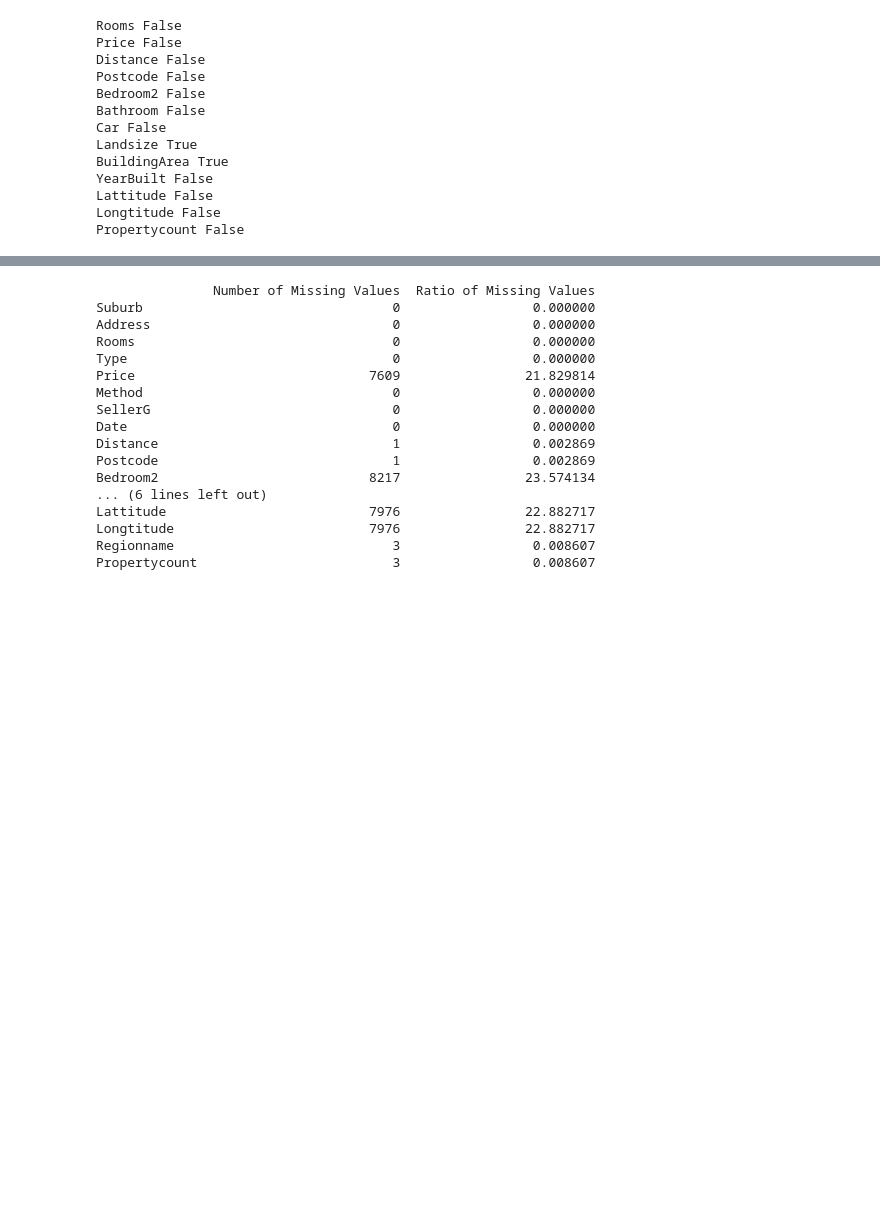
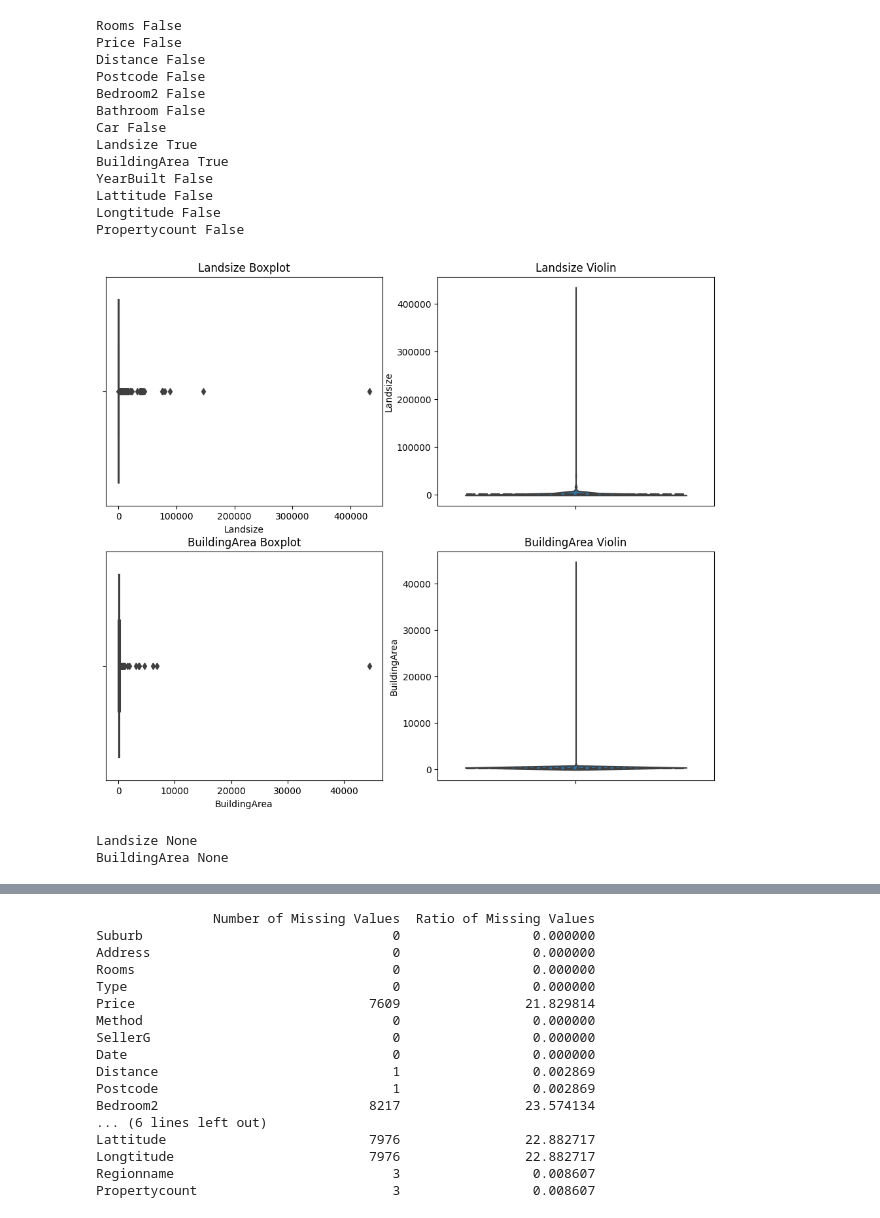
Before and after one commit to gr-uzun/melbourne-housing, a Jupyter notebook: melbourne_housing_project.ipynb, the cells around one changed output, grey strips where cells are left out. Saved outputs shown, nothing was run; the diff lists cells and outputs as text; code cells hidden in the pictures; blank space fills up the shorter version.

```diff
--- a/melbourne_housing_project.ipynb
+++ b/melbourne_housing_project.ipynb
@@ -186,3 +186,24 @@ YearBuilt False
 Lattitude False
 Longtitude False
 Propertycount False
+# %%
+def plot_outliers(data_frame,cols_outlier):
+  plt.figure(figsize=(12, 10))
+
+  i = 0
+  for col in cols_outlier:
+
+    i = i+1
+    plt.subplot(2, 2, i)
+    sns.boxplot(x=col, data=df_copy)
+    plt.title(col + " Boxplot");
+
+    i = i+1
+    plt.subplot(2, 2, i)
+    sns.violinplot(y=col, data=df_copy, inner="quartile", bw=0.2)
+    plt.title(col + " Violin");
+# %%
+cols_outlier = ['Landsize','BuildingArea']
+plot_outliers(df,cols_outlier)
+# %% [output]
+[figure, added]
@@ -188,0 +215,6 @@ Propertycount False
+# %%
+for col in cols_outlier:
+    print(col, replace_with_thresholds(df_copy, col))
+# %% [output]
+Landsize None
+BuildingArea None
```
Also changed, not shown: parts of 10 cells of this notebook.
